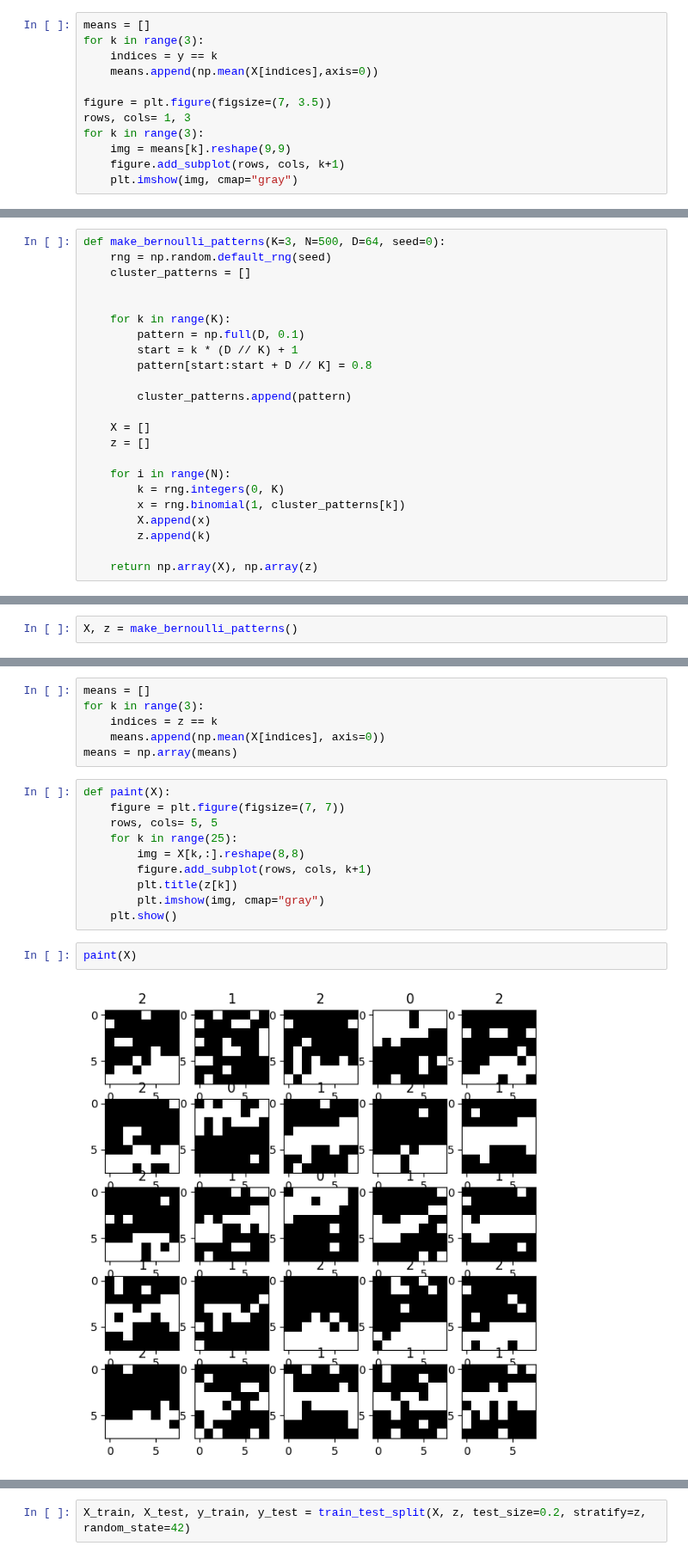
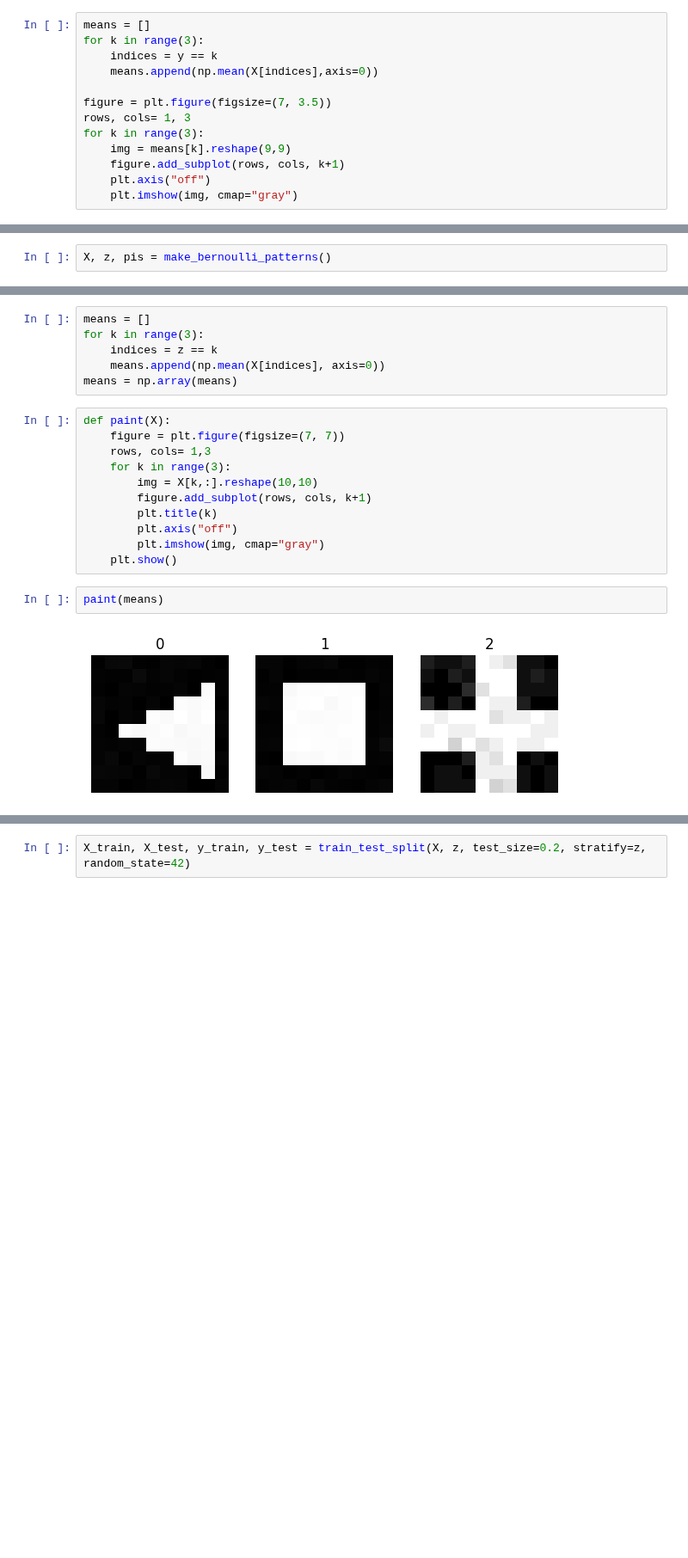
Before and after one commit to jimmyjz1127/bayesian-mixture-model-missing-data, a Jupyter notebook: GenerateData.ipynb, the cells around one changed output, grey strips where cells are left out. Shown at 86% size. Saved outputs shown, nothing was run; the diff lists cells and outputs as text; blank space fills up the shorter version.

```diff
--- a/GenerateData.ipynb
+++ b/GenerateData.ipynb
@@ -91,5 +101,6 @@ rows, cols= 1, 3
 for k in range(3):
     img = means[k].reshape(9,9)
     figure.add_subplot(rows, cols, k+1)
+    plt.axis("off")
     plt.imshow(img, cmap="gray")
 # %% [output]
@@ -137,23 +137,0 @@ np.save(f"./../Datasets/Bernoulli/Processed/{name}/y_test_{name}.npy", y_test)
-# %%
-def make_bernoulli_patterns(K=3, N=500, D=64, seed=0):
-    rng = np.random.default_rng(seed)
-    cluster_patterns = []
-
-
-    for k in range(K):
-        pattern = np.full(D, 0.1)
-        start = k * (D // K) + 1
-        pattern[start:start + D // K] = 0.8
-
-        cluster_patterns.append(pattern)
-
-    X = []
-    z = []
-
-    for i in range(N):
-        k = rng.integers(0, K)
-        x = rng.binomial(1, cluster_patterns[k])
-        X.append(x)
-        z.append(k)
-
-    return np.array(X), np.array(z)
@@ -160,2 +193,2 @@ def make_bernoulli_patterns(K=3, N=500, D=64, seed=0):
 # %%
-X, z = make_bernoulli_patterns()
+X, z, pis = make_bernoulli_patterns()
@@ -168,14 +241,15 @@ means = np.array(means)
 # %%
 def paint(X):
     figure = plt.figure(figsize=(7, 7))
-    rows, cols= 5, 5
-    for k in range(25):
-        img = X[k,:].reshape(8,8)
+    rows, cols= 1,3
+    for k in range(3):
+        img = X[k,:].reshape(10,10)
         figure.add_subplot(rows, cols, k+1)
-        plt.title(z[k])
+        plt.title(k)
+        plt.axis("off")
         plt.imshow(img, cmap="gray")
     plt.show()
 # %%
-paint(X)
+paint(means)
 # %% [output]
-[figure, old version]
+[figure, new version]
```
Also changed, not shown: parts of 28 cells of this notebook, 18 other files.
